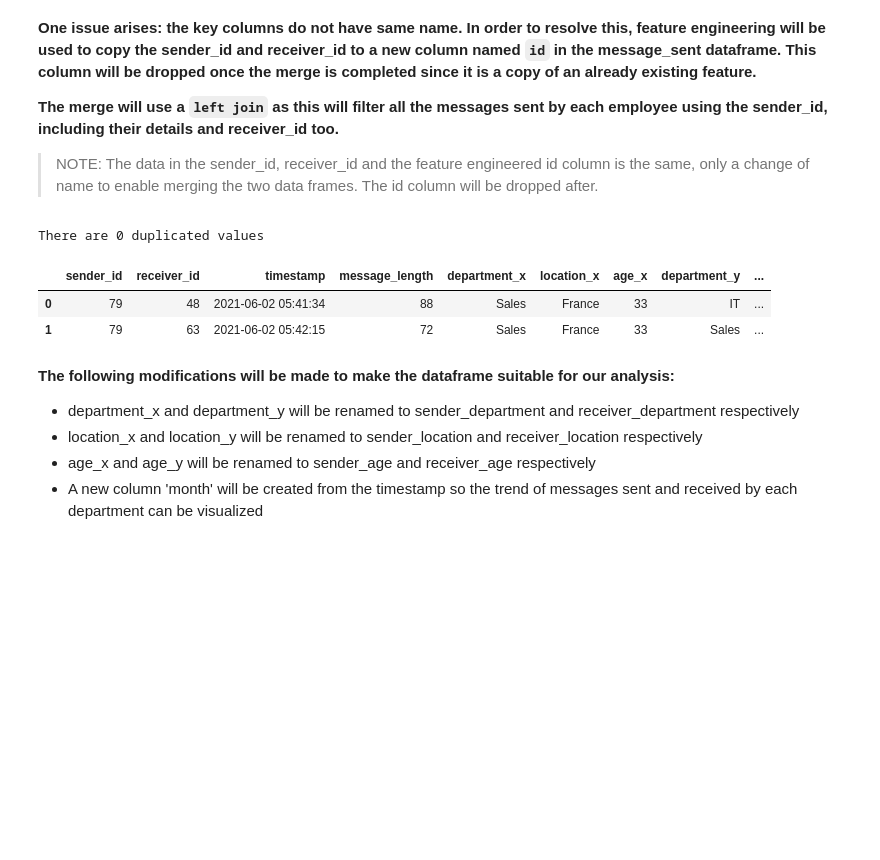
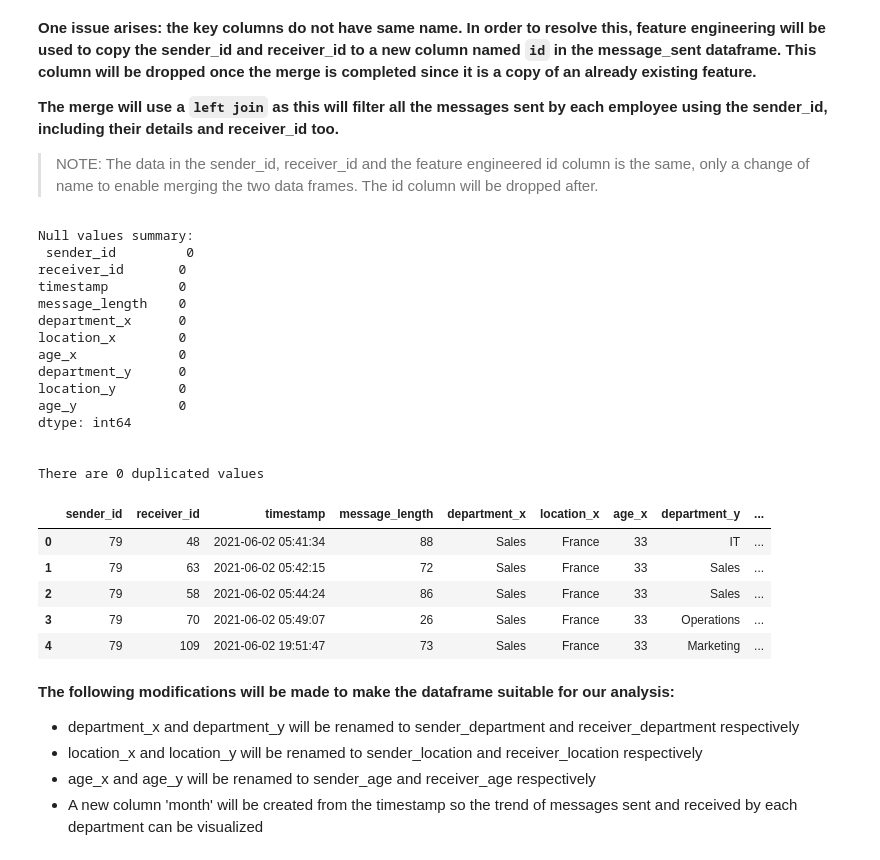
Before and after one commit to Merci93/Improving-Collaboaration-in-the-Workplace, a Jupyter notebook: notebook_using_networkx.ipynb, the cells around one changed output. Saved outputs shown, nothing was run; the diff lists cells and outputs as text; code cells hidden in the pictures; blank space fills up the shorter version.

```diff
--- a/notebook_using_networkx.ipynb
+++ b/notebook_using_networkx.ipynb
@@ -131,32 +130,52 @@ messages_sent.duplicated().sum()
 # %%
 # Feature engineering: new column named 'id' in messages_sent for sender_id
 messages_sent['id'] = messages_sent['sender_id']
 
 # Merging data frames using 'left join' on 'id'
 df_x = pd.merge(messages_sent, employees_data, how = 'left', on = 'id')
 
 # Dropping feature engineered column: id
 df_x.drop('id', axis = 1, inplace = True)
 
 # Feature engineering: new column named 'id' in messages_sent for receiver_id
 df_x['id'] = df_x['receiver_id']
 
 # Merging data frames using 'left join' on 'id'
 df = pd.merge(df_x, employees_data, how = 'left', on = 'id')
 
 # Dropping feature engineered column: id
 df.drop('id', axis = 1, inplace = True)
 
+# Check for null values
+print('Null values summary:\n',df.isnull().sum())
+
 # Check for duplicated values
-print('There are {} duplicated values'.format(df_x.duplicated().sum()))
+print('\n\nThere are {} duplicated values\n\n'.format(df.duplicated().sum()))
 
 # First two rows of merged data frame
-df.head(2)
+df.head(5)
 # %% [output]
+Null values summary:
+ sender_id         0
+receiver_id       0
+timestamp         0
+message_length    0
+department_x      0
+location_x        0
+age_x             0
+department_y      0
+location_y        0
+age_y             0
+dtype: int64
+
+
 There are 0 duplicated values
 |  | sender_id | receiver_id | timestamp | message_length | department_x | location_x | age_x | department_y | ... |
 | 0 | 79 | 48 | 2021-06-02 05:41:34 | 88 | Sales | France | 33 | IT | ... |
 | 1 | 79 | 63 | 2021-06-02 05:42:15 | 72 | Sales | France | 33 | Sales | ... |
+| 2 | 79 | 58 | 2021-06-02 05:44:24 | 86 | Sales | France | 33 | Sales | ... |
+| 3 | 79 | 70 | 2021-06-02 05:49:07 | 26 | Sales | France | 33 | Operations | ... |
+| 4 | 79 | 109 | 2021-06-02 19:51:47 | 73 | Sales | France | 33 | Marketing | ... |
 # %% [markdown]
 **The following modifications will be made to make the dataframe suitable for our analysis:**
 - department_x and department_y will be renamed to sender_department and receiver_department respectively
```
Also changed, not shown: parts of 24 cells of this notebook.
